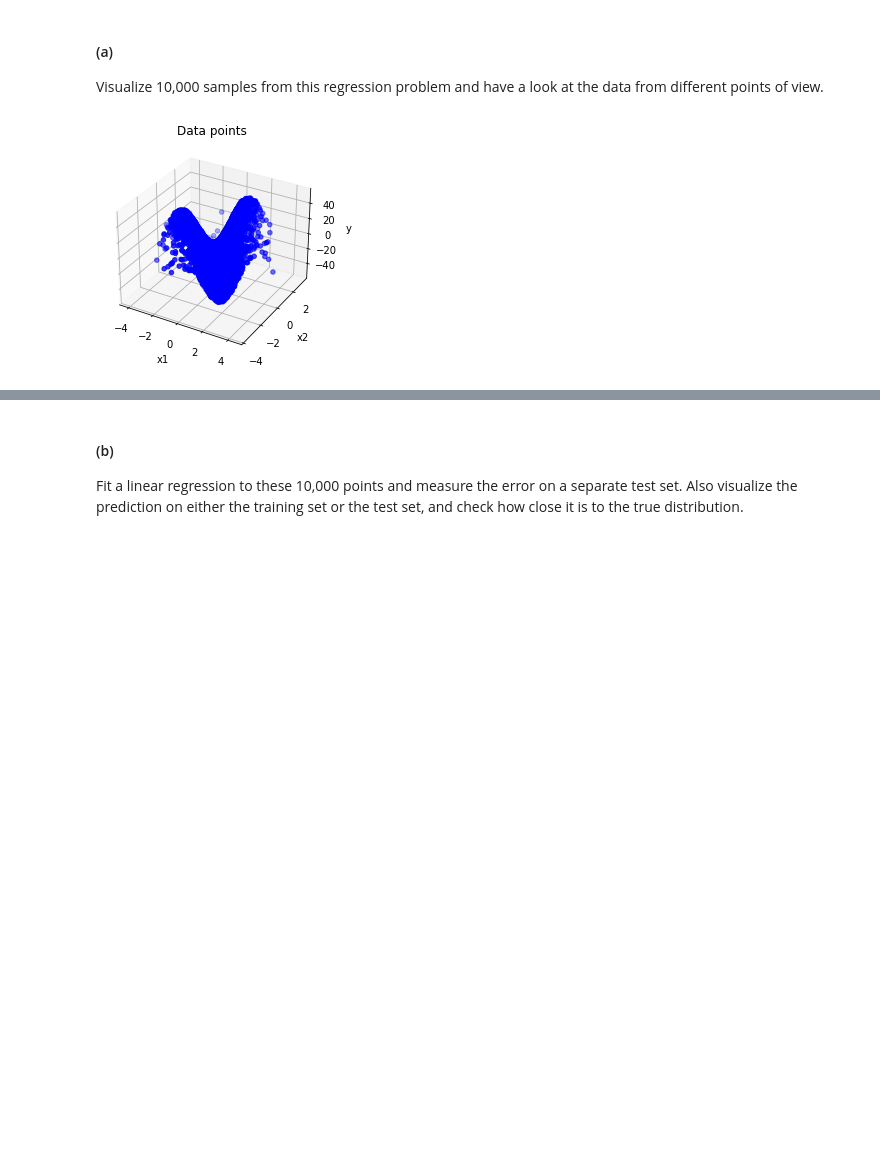
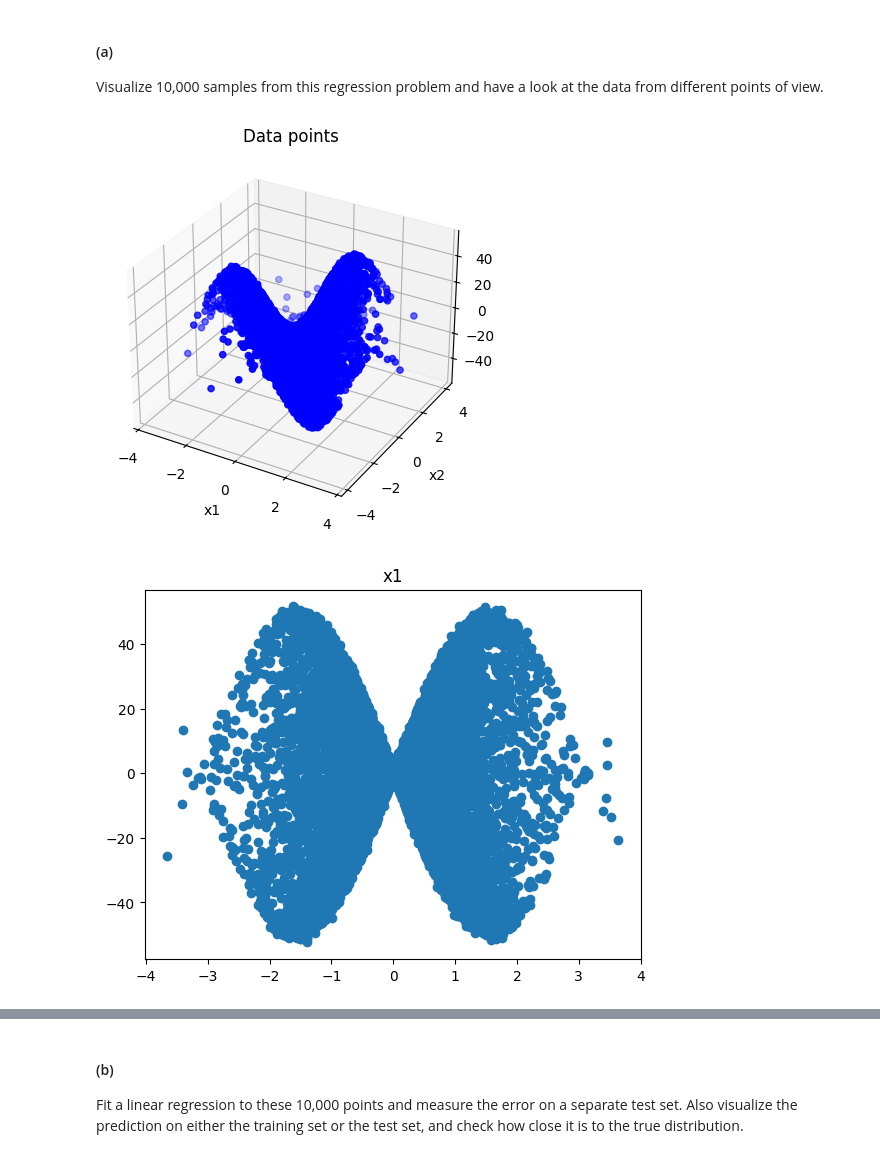
Before and after one commit to RensDur/DSAIT4005-Machine-and-Deep-Learning, a Jupyter notebook: 2025_Assignment_4.ipynb, the cells around one changed output, grey strips where cells are left out. Cells and saved outputs as stored; diff of their text form; code cells hidden in the pictures; blank space fills up the shorter version.

```diff
--- a/2025_Assignment_4.ipynb
+++ b/2025_Assignment_4.ipynb
@@ -284,20 +284,37 @@ Visualize 10,000 samples from this regression problem and have a look at the dat
 # %%
 # WRITE YOUR OWN CODE HERE
 
 # POSSIBLE SOLUTION
 
 X = np.random.randn(10000, 2)
 y = 50 * np.sin(X[:, 0]) * np.sin(X[:, 1]) + np.random.randn(10000)
 
 # Visualize the data with a 3d plot, with x1 and x2 as input and y as output
 
 fig = plt.figure()
 ax = fig.add_subplot(111, projection='3d')
 ax.scatter(X[:, 0], X[:, 1], y, c='b', marker='o')
 ax.set_xlabel('x1')
 ax.set_ylabel('x2')
 ax.set_zlabel('y')
 plt.title('Data points')
 plt.show()
+
+fig2 = plt.figure()
+ax2 = fig2.add_subplot()
+ax2.scatter(X[:, 0], y)
+ax.set_xlabel('x1')
+ax.set_ylabel('y')
+plt.title('x1')
+plt.show()
+
+fig3 = plt.figure()
+ax3 = fig3.add_subplot()
+ax3.scatter(X[:, 1], y)
+ax.set_xlabel('x2')
+ax.set_ylabel('y')
+plt.title('x3')
+plt.show()
 # %% [output]
-[figure, old version]
+[figure, new version]
+[figure, added]
```
Also changed, not shown: parts of 10 cells of this notebook, 1 other file.
